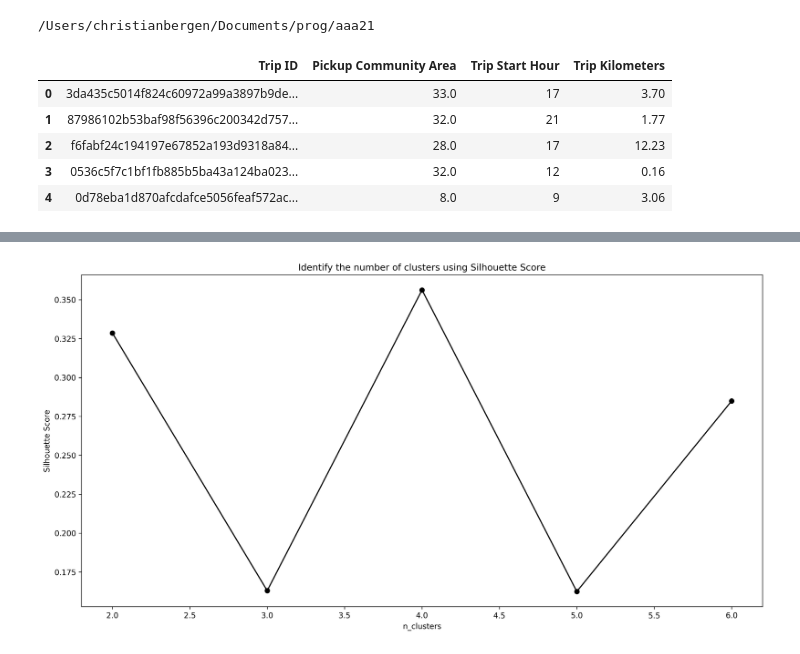
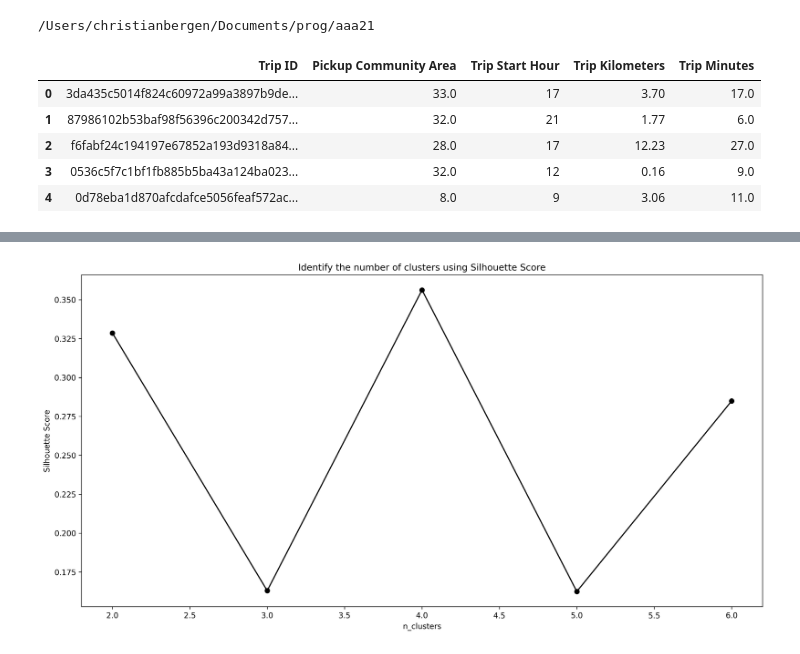
Before and after one commit to SepehrRad/aaa21, a Jupyter notebook: notebooks/clustering.ipynb, the cells around one changed output, grey strips where cells are left out. Drawn from its saved outputs; the diff is of its cells as text; code cells hidden in the pictures.

```diff
--- a/notebooks/clustering.ipynb
+++ b/notebooks/clustering.ipynb
@@ -8,12 +9,12 @@ import utils
 # %%
 chicago_df = utils.read_parquet('chicago_taxi_trips_15percent_sample.parquet',
                                 columns=['Trip ID','Pickup Community Area',
-                                         'Trip Start Hour','Trip Kilometers'])
+                                         'Trip Start Hour','Trip Kilometers', 'Trip Minutes'])
 chicago_df.head()
 # %% [output]
-|  | Trip ID | Pickup Community Area | Trip Start Hour | Trip Kilometers |
-| 0 | 3da435c5014f824c60972a99a3897b9de... | 33.0 | 17 | 3.70 |
-| 1 | 87986102b53baf98f56396c200342d757... | 32.0 | 21 | 1.77 |
-| 2 | f6fabf24c194197e67852a193d9318a84... | 28.0 | 17 | 12.23 |
-| 3 | 0536c5f7c1bf1fb885b5ba43a124ba023... | 32.0 | 12 | 0.16 |
-| 4 | 0d78eba1d870afcdafce5056feaf572ac... | 8.0 | 9 | 3.06 |
+|  | Trip ID | Pickup Community Area | Trip Start Hour | Trip Kilometers | Trip Minutes |
+| 0 | 3da435c5014f824c60972a99a3897b9de... | 33.0 | 17 | 3.70 | 17.0 |
+| 1 | 87986102b53baf98f56396c200342d757... | 32.0 | 21 | 1.77 | 6.0 |
+| 2 | f6fabf24c194197e67852a193d9318a84... | 28.0 | 17 | 12.23 | 27.0 |
+| 3 | 0536c5f7c1bf1fb885b5ba43a124ba023... | 32.0 | 12 | 0.16 | 9.0 |
+| 4 | 0d78eba1d870afcdafce5056feaf572ac... | 8.0 | 9 | 3.06 | 11.0 |
```
Also changed, not shown: parts of 9 cells of this notebook, 2 other files.
